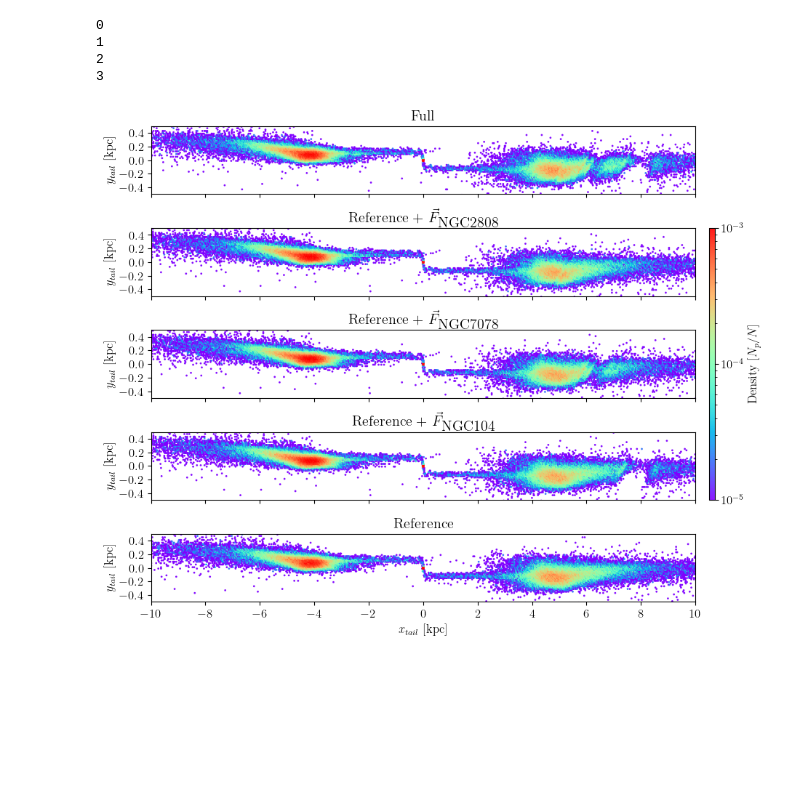
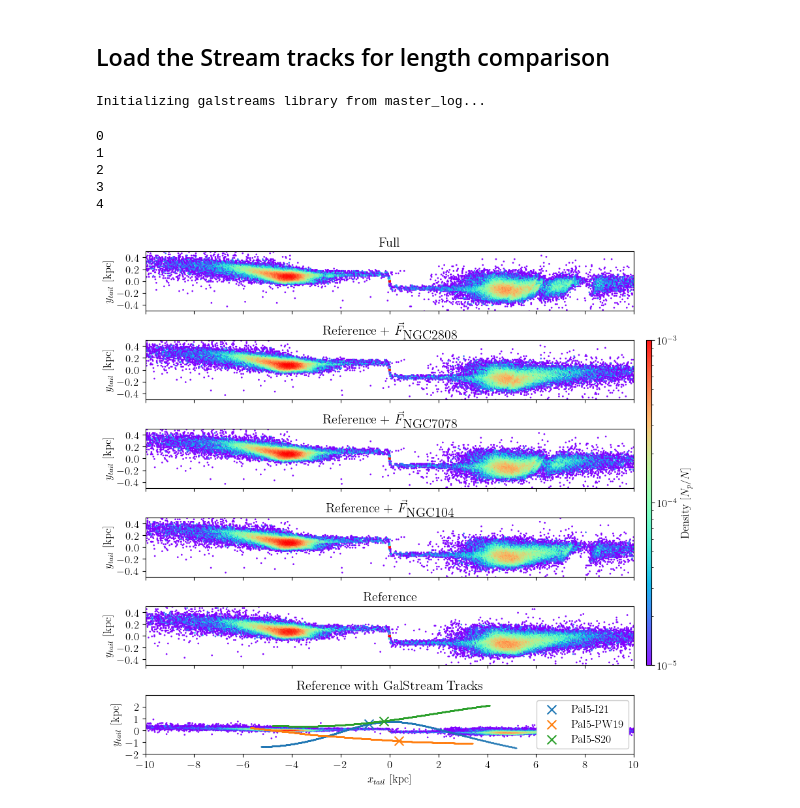
Before and after one commit to salvatore-ferrone/stream_analysis, a Jupyter notebook: figures/decomposition.ipynb, the cells around one changed output. Saved outputs shown, nothing was run; the diff lists cells and outputs as text; code cells hidden in the pictures; blank space fills up the shorter version.

Commit message:
added galstreams tracks to decomposition

```diff
--- a/figures/decomposition.ipynb
+++ b/figures/decomposition.ipynb
@@ -102,3 +104,12 @@ for x in streamPotentials:
         titles.append("Reference")
     else:
         titles.append(r"Reference + $\vec{{F}}_\textrm{{{:s}}}$".format(temp))
+
+titles.append("Reference with GalStream Tracks")
+# %% [markdown]
+## Load the Stream tracks for length comparison
+# %%
+import galstreams
+mws = galstreams.MWStreams(verbose=False, implement_Off=True)
+# %% [output]
+Initializing galstreams library from master_log...
@@ -105,29 +132,67 @@ for x in streamPotentials:
+# %%
+orbitPotential="pouliasis2017pii"
+orbitpath = ph.GC_orbits(MWpotential=orbitPotential, GCname=GCname)
+time_of_interest,nDynTimes=0,2
+tOrb,xGCv,yGCv,zGCv,vxGCv,vyGCv,vzGCv = gcs.extractors.GCOrbits.extract_whole_orbit(orbitpath,montecarlokey=montecarlokey)
+tOrb,xGCv,yGCv,zGCv,vxGCv,vyGCv,vzGCv=sa.tailCoordinates.filter_orbit_by_dynamical_time(tOrb,xGCv,yGCv,zGCv,vxGCv,vyGCv,vzGCv,time_of_interest,nDynTimes)
+# %%
+tracknames=mws.get_track_names_for_stream('Pal5')
+useabletracknames = [tracknames[1],tracknames[2],tracknames[3]] # the first doesn't have distance data
+refframe=MWreferenceframe()
+xTs=[]
+yTs=[]
+midXs=[]
+midYs=[]
+for trackname in useabletracknames:
+    midpoint=mws[trackname].mid_point.transform_to(refframe)
+    mytrack=mws[trackname].track.transform_to(refframe)
+    xtrack,ytrack,ztrack = mytrack.cartesian.x.to(u.kpc),mytrack.cartesian.y.to(u.kpc),mytrack.cartesian.z.to(u.kpc)
+    vxtrack,vytrack,vztrack = mytrack.velocity.d_x.to(u.km/u.s),mytrack.velocity.d_y.to(u.km/u.s),mytrack.velocity.d_z.to(u.km/u.s)
+    xMid,yMid,zMid=midpoint.cartesian.x.to(u.kpc),midpoint.cartesian.y.to(u.kpc),midpoint.cartesian.z.to(u.kpc)
+    vxMid,vyMid,vzMid=midpoint.velocity.d_x.to(u.km/u.s),midpoint.velocity.d_y.to(u.km/u.s),midpoint.velocity.d_z.to(u.km/u.s)
+    xT,yT,zT,vxT,vyT,vzT,_ = sa.tailCoordinates.transform_from_galactico_centric_to_tail_coordinates(xtrack.value,ytrack.value,ztrack.value,vxtrack.value,vytrack.value,vztrack.value,tOrb,xGCv,yGCv,zGCv,vxGCv,vyGCv,vzGCv,t0=time_of_interest)
+    xTMid,yTMid,_,_,_,_,_ = sa.tailCoordinates.transform_from_galactico_centric_to_tail_coordinates(np.array([xMid.value]),np.array([yMid.value]),np.array([zMid.value]),np.array([vxMid.value]),np.array([vyMid.value]),np.array([vzMid.value]),tOrb,xGCv,yGCv,zGCv,vxGCv,vyGCv,vzGCv,t0=time_of_interest)
+    xTs.append(xT)
+    yTs.append(yT)
+    midXs.append(xTMid)
+    midYs.append(yTMid)
 # %%
 NROWS=len(scatterplots)
 fig,axis,cbar=set_up_plot(NROWS)
 for i in range(NROWS):
     if i==0:
         im=axis[i].scatter(scatterplots[i][0],scatterplots[i][1],c=scatterplots[i][2],**normalScatterProperties)
     else:
         axis[i].scatter(scatterplots[i][0],scatterplots[i][1],c=scatterplots[i][2],**normalScatterProperties)
     axis[i].set(**AXIS)
 
 cbar=plt.colorbar(im,cax=cbar)
 cbar.set_label(cbarlabel)
 for i in range(NROWS):
     axis[i].set(**AXIS)
     axis[i].set_title(titles[i])
     if i!=NROWS-1:
         print(i)
         axis[i].set_xticklabels([])
         axis[i].set_xlabel("")
 
 
+LASTAXIS = AXIS.copy()
+LASTAXIS["ylim"] = [-2,3]
+LASTAXIS["yticks"] = np.arange(LASTAXIS['ylim'][0],LASTAXIS['ylim'][1],1)
+for i in range(len(useabletracknames)):
+    trackColor=axis[-1].scatter(xTs[i],yTs[i],s=0.1,label=None)
+    axis[-1].scatter(midXs[i],midYs[i],label=useabletracknames[i],s=100,marker='x',color=trackColor.get_facecolor())
+
+axis[-1].set(**LASTAXIS);
+legend=axis[-1].legend(frameon=True, loc='center right', bbox_to_anchor=(1, 0.5))
+legend.get_frame().set_alpha(None)
 
 fig.savefig(outpath+outname+".png",dpi=300)
 # %% [output]
 0
 1
 2
 3
+4
-[figure, old version]
+[figure, new version]
```
Also changed, not shown: parts of 2 cells of this notebook, 1 other file.
